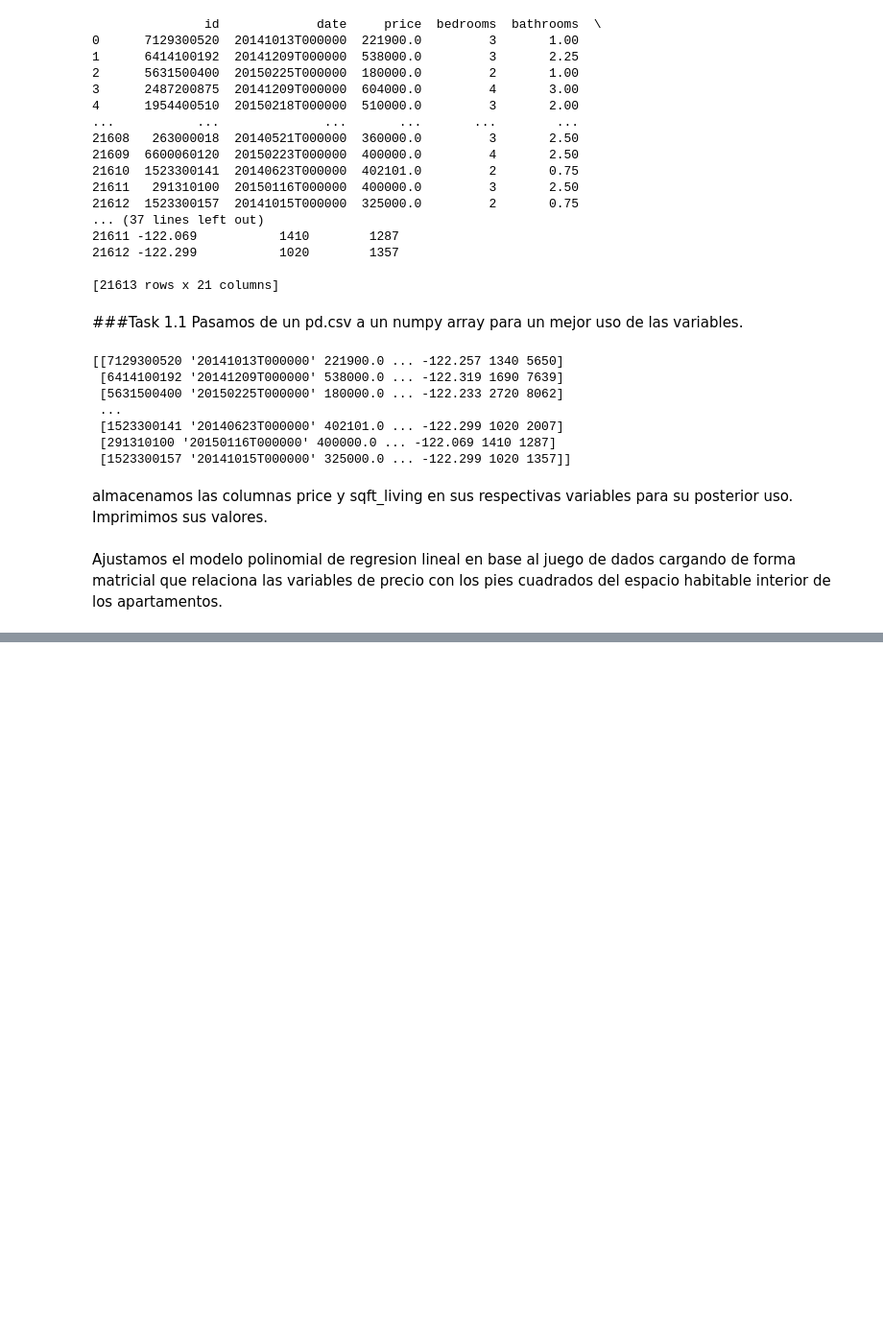
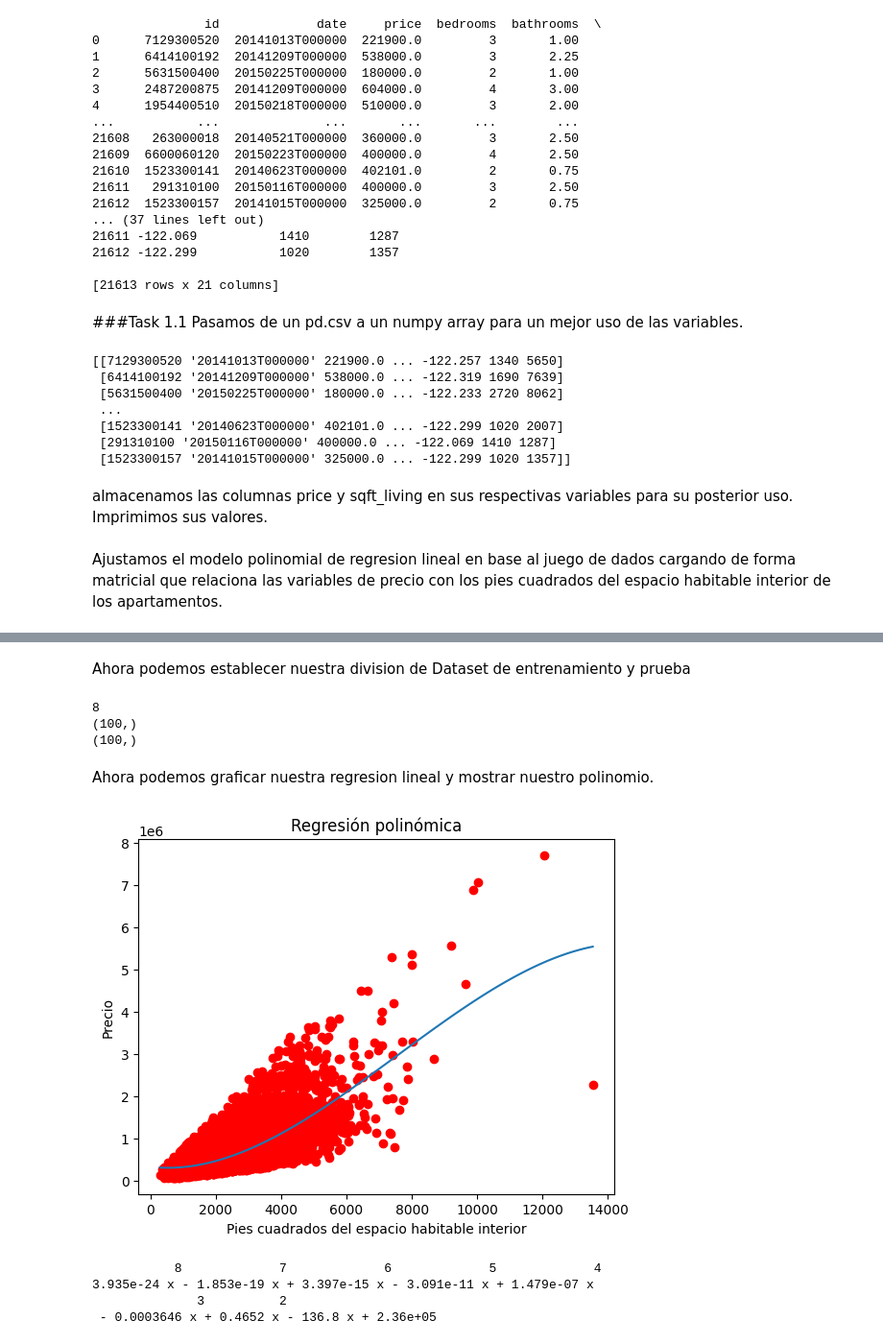
Before and after one commit to JorgeCab2711/Laboratorio-3-AI-Linear-Regression, a Jupyter notebook: main.ipynb, the cells around one changed output, grey strips where cells are left out. Shown at 96% size. Cells and saved outputs as stored; diff of their text form; code cells hidden in the pictures; blank space fills up the shorter version.

```diff
--- a/main.ipynb
+++ b/main.ipynb
@@ -46,6 +46,8 @@ df = df[cols]
 
 # convertir el DataFrame en un numpy array
 data = df.to_numpy()
+# Obtenemos el shape del dataset
+data_size = data.shape[0]
 
 # imprimir el numpy array
 print(data)
@@ -89,0 +160,50 @@ def PlotPolly(model, ind_var, dep_var, Name):
+# %% [markdown]
+Ahora podemos establecer nuestra division de Dataset de entrenamiento y prueba
+# %%
+# Entrenamiento y prueba
+train_S = int(0.9 * data_size)
+trainX, pruebaX = np.split(X_r, [train_S])
+trainY, pruebaY = np.split(y, [train_S])
+grado = range(1, 11)
+mse = np.zeros(len(grado))
+for i, degree in enumerate(grado):
+    p = np.polyfit(trainX[:, 1], trainY[:, 0], degree)
+    predictionY = np.polyval(p, pruebaX[:, 1])
+    mse[i] = np.mean((pruebaY[:, 0] - predictionY) ** 2)
+
+gradM = grado[np.argmin(mse)]
+print(gradM)
+p = np.polyfit(X_r[:, 1], y[:, 0], gradM)
+polinomio = np.poly1d(p)
+p = np.polyfit(x[:,0], y[:,0], 3)
+final = np.poly1d(p)
+predictionX = np.linspace(x.min(), x.max(), 100)
+predictionY = final(predictionX)
+
+print(predictionX.shape)
+print(predictionY.shape)
+# %% [output]
+8
+(100,)
+(100,)
+# %% [markdown]
+Ahora podemos graficar nuestra regresion lineal y mostrar nuestro polinomio.
+# %%
+# Funcion para graficar la regresion lineal
+def LinearRegression(x,y,predictionX, predictionY):
+    plt.plot(x, y, 'ro')
+    plt.plot(predictionX, predictionY)
+    plt.title("Regresión polinómica")
+    plt.xlabel('Pies cuadrados del espacio habitable interior')
+    plt.ylabel('Precio')
+    plt.show()
+
+
+LinearRegression(x[:,0], y[:,0],predictionX, predictionY)
+print(polinomio)
+# %% [output]
+[figure, added]
+           8             7             6             5             4
+3.935e-24 x - 1.853e-19 x + 3.397e-15 x - 3.091e-11 x + 1.479e-07 x
+              3          2
+ - 0.0003646 x + 0.4652 x - 136.8 x + 2.36e+05
```
Also changed, not shown: parts of 15 cells of this notebook.
